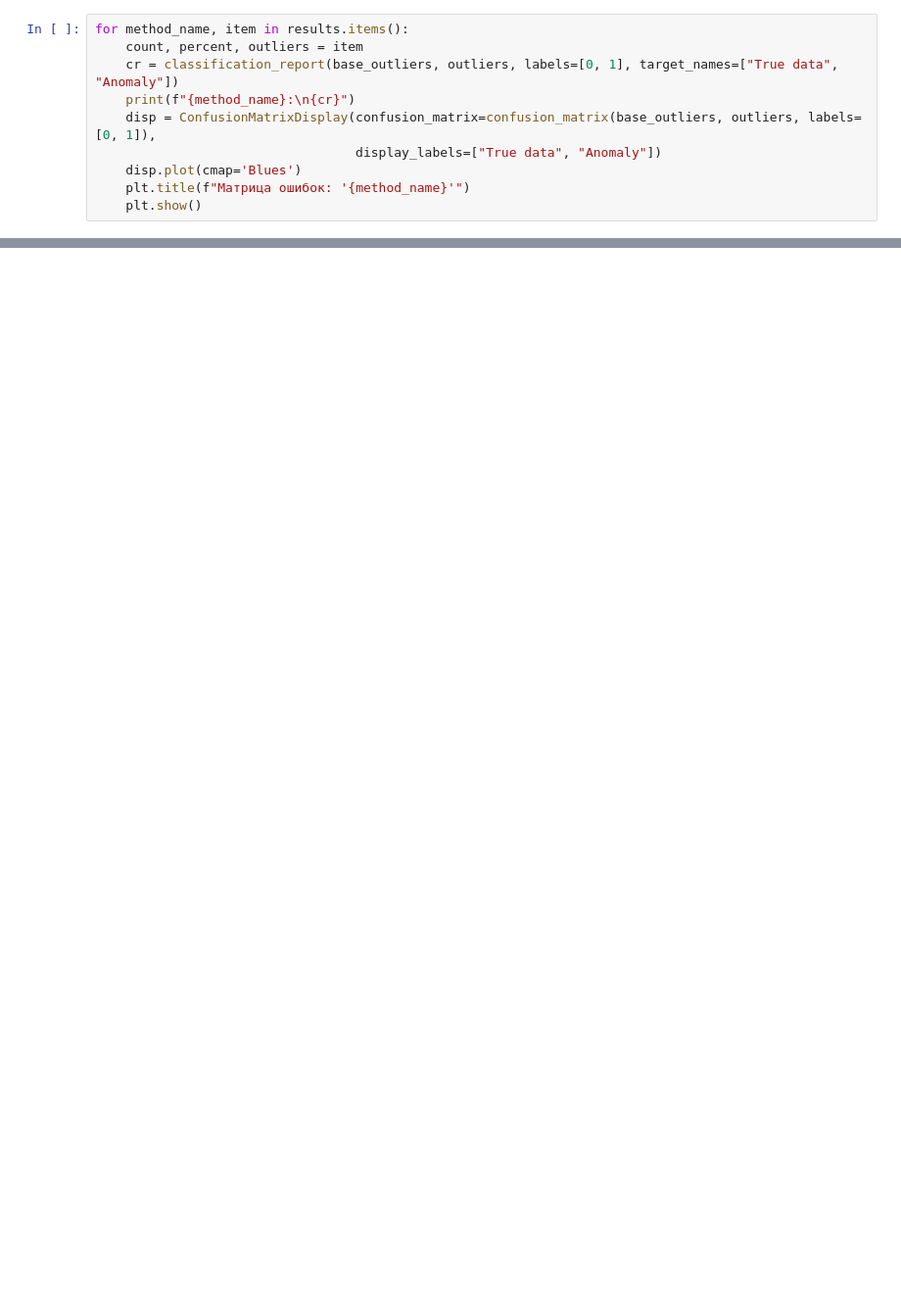
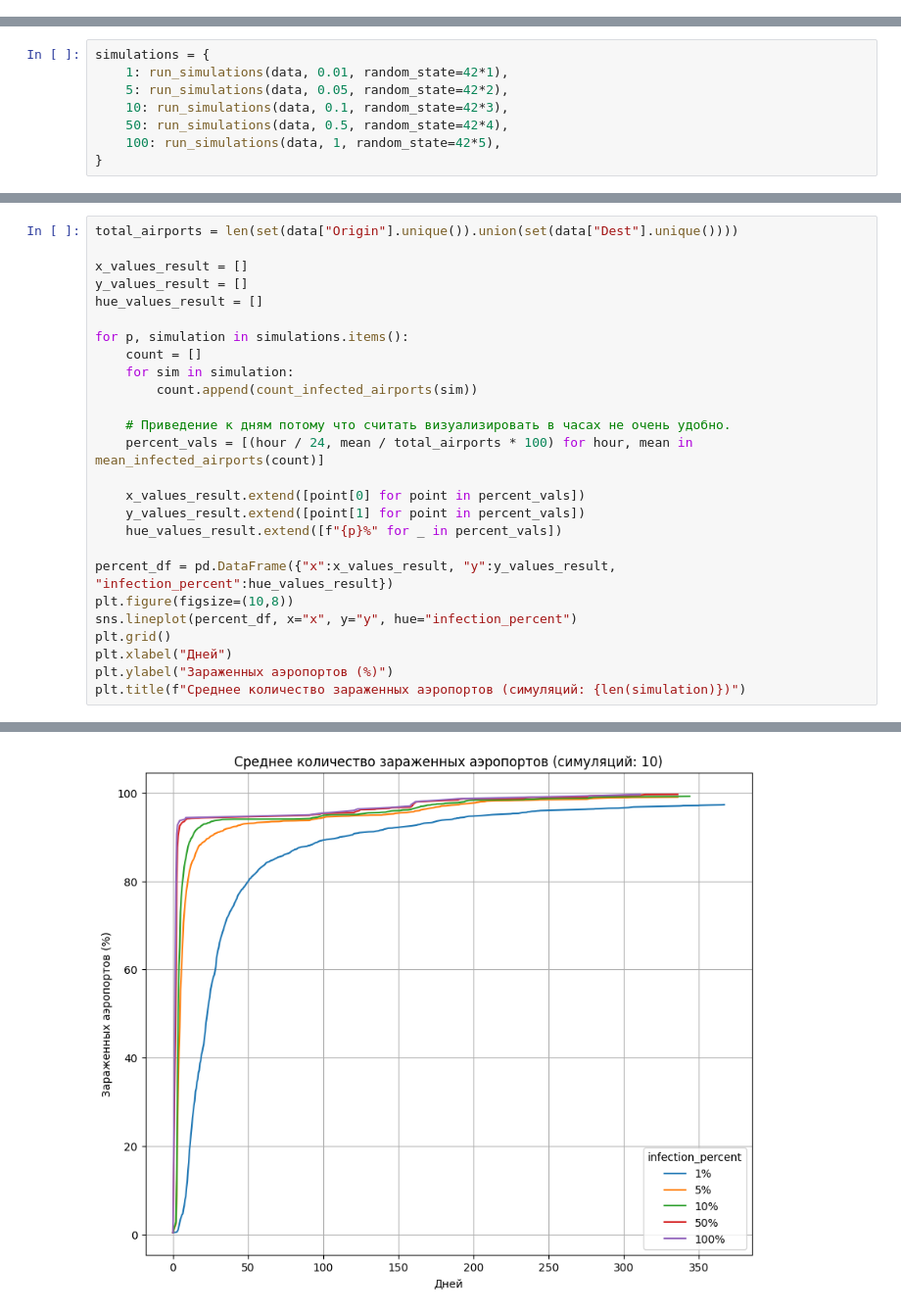
Before and after one commit to XR443/psychic-spoon, a Jupyter notebook: analysis.ipynb, the cells around one changed output, grey strips where cells are left out. Shown at 98% size. Saved outputs shown, nothing was run; the diff lists cells and outputs as text; blank space fills up the shorter version.

```diff
--- a/analysis.ipynb
+++ b/analysis.ipynb
@@ -398,10 +0,0 @@ Isolation Forest аномалии: 0.17% (492). Аномалий определ
-# %%
-for method_name, item in results.items():
-    count, percent, outliers = item
-    cr = classification_report(base_outliers, outliers, labels=[0, 1], target_names=["True data", "Anomaly"])
-    print(f"{method_name}:\n{cr}")
-    disp = ConfusionMatrixDisplay(confusion_matrix=confusion_matrix(base_outliers, outliers, labels=[0, 1]),
-                                  display_labels=["True data", "Anomaly"])
-    disp.plot(cmap='Blues')
-    plt.title(f"Матрица ошибок: '{method_name}'")
-    plt.show()
@@ -478,0 +204,8 @@ weighted avg       1.00      1.00      1.00    284807
+# %%
+simulations = {
+    1: run_simulations(data, 0.01, random_state=42*1),
+    5: run_simulations(data, 0.05, random_state=42*2),
+    10: run_simulations(data, 0.1, random_state=42*3),
+    50: run_simulations(data, 0.5, random_state=42*4),
+    100: run_simulations(data, 1, random_state=42*5),
+}
@@ -478,0 +248,27 @@ weighted avg       1.00      1.00      1.00    284807
+# %%
+total_airports = len(set(data["Origin"].unique()).union(set(data["Dest"].unique())))
+
+x_values_result = []
+y_values_result = []
+hue_values_result = []
+
+for p, simulation in simulations.items():
+    count = []
+    for sim in simulation:
+        count.append(count_infected_airports(sim))
+
+    # Приведение к дням потому что считать визуализировать в часах не очень удобно.
+    percent_vals = [(hour / 24, mean / total_airports * 100) for hour, mean in mean_infected_airports(count)]
+
+    x_values_result.extend([point[0] for point in percent_vals])
+    y_values_result.extend([point[1] for point in percent_vals])
+    hue_values_result.extend([f"{p}%" for _ in percent_vals])
+
+percent_df = pd.DataFrame({"x":x_values_result, "y":y_values_result, "infection_percent":hue_values_result})
+plt.figure(figsize=(10,8))
+sns.lineplot(percent_df, x="x", y="y", hue="infection_percent")
+plt.grid()
+plt.xlabel("Дней")
+plt.ylabel("Зараженных аэропортов (%)")
+plt.title(f"Среднее количество зараженных аэропортов (симуляций: {len(simulation)})")
+# %% [output]
@@ -478,0 +276 @@ weighted avg       1.00      1.00      1.00    284807
+[figure, added]
```
Also changed, not shown: parts of 45 cells of this notebook, 1 other file.
